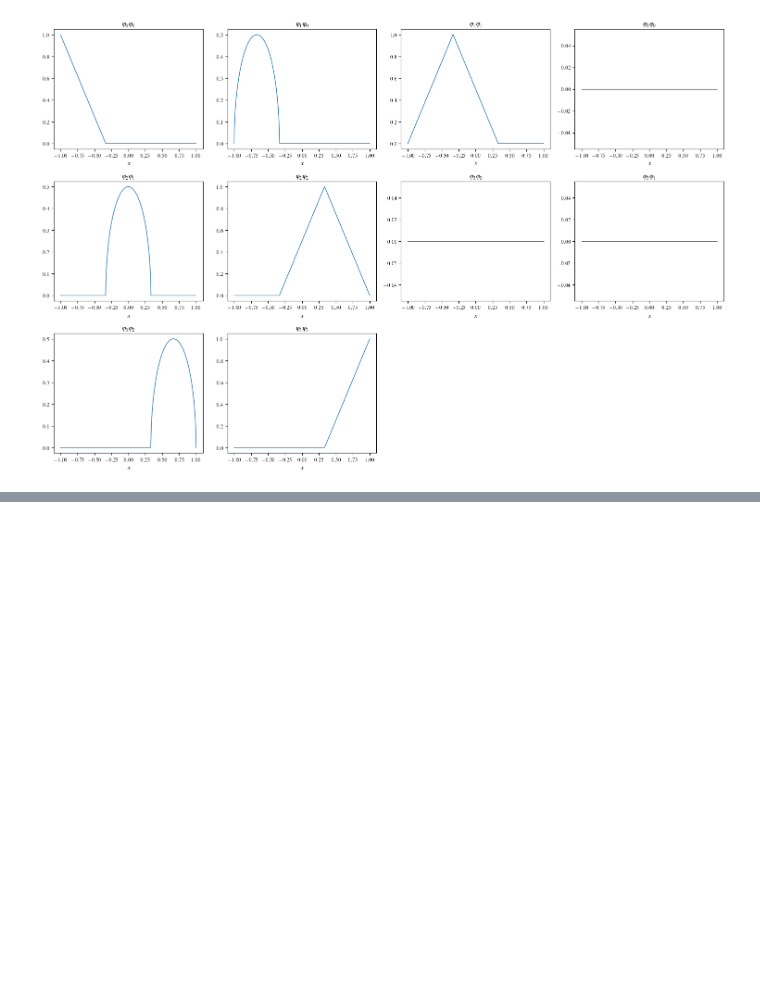
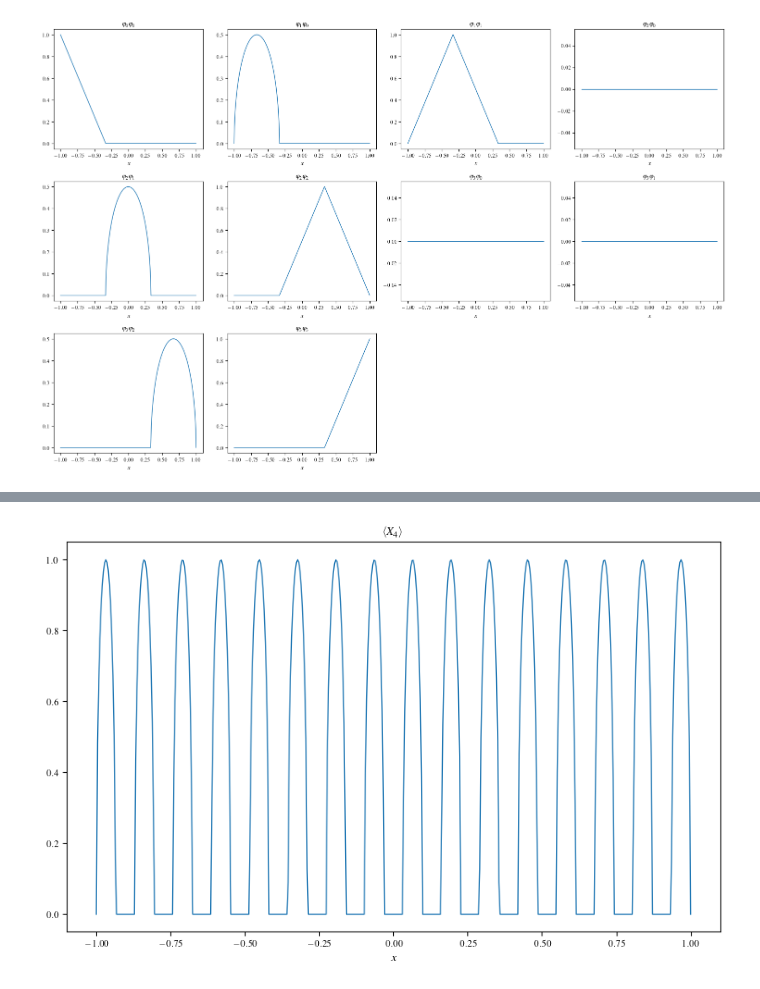
Before and after one commit to MazenAli/PPTNQFE_Examples, a Jupyter notebook: regression.ipynb, the cells around one changed output, grey strips where cells are left out. Cells and saved outputs as stored; diff of their text form; code cells hidden in the pictures; blank space fills up the shorter version.

```diff
--- a/regression.ipynb
+++ b/regression.ipynb
@@ -40,0 +110,10 @@ plt.show()
+# %%
+yvals = model(xvals)
+plt.figure(figsize=(10, 6))
+plt.plot(xvals, yvals)
+plt.xlabel('$x$')
+plt.title("$\langle X_4\\rangle$")
+plt.savefig('./figures/xn.pdf', format='pdf', bbox_inches='tight')
+plt.show()
+# %% [output]
+[figure, added]
```
Also changed, not shown: parts of 8 cells of this notebook, 4 other files.
